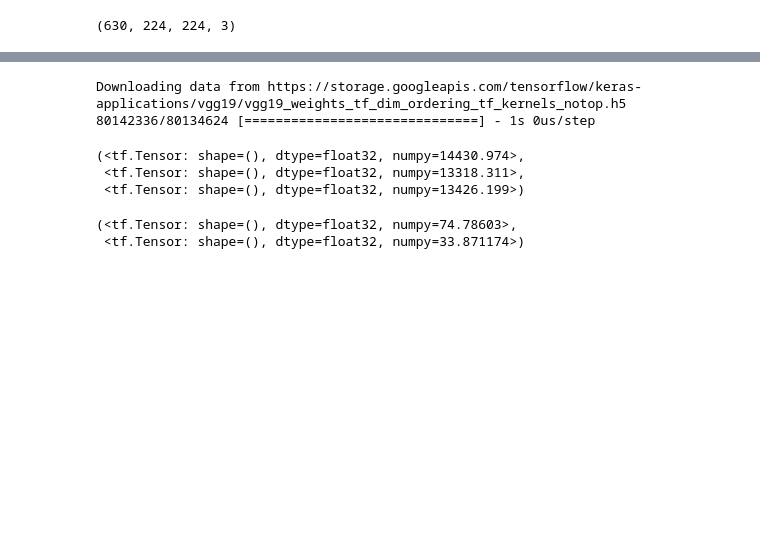
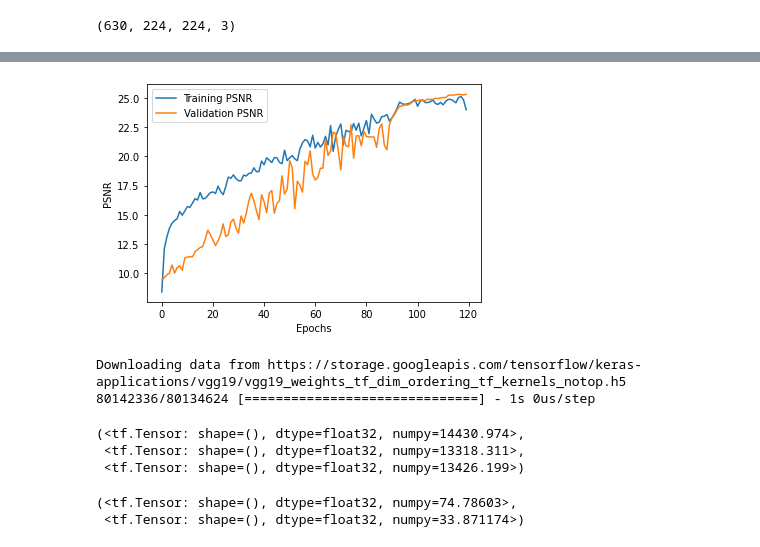
Before and after one commit to CoderSsVartak/Image-Reconstruction, a Jupyter notebook: image_denoising.ipynb, the cells around one changed output, grey strips where cells are left out. Cells and saved outputs as stored; diff of their text form; code cells hidden in the pictures; blank space fills up the shorter version.

```diff
--- a/image_denoising.ipynb
+++ b/image_denoising.ipynb
@@ -625,3 +650,7 @@ plt.show()
+# %%
+plot_curve(train_data = train_psnr, validation_data = test_psnr, name = 'PSNR', xlabel='Epochs', ylabel = 'PSNR')
+# %% [output]
+[figure, added]
 # %%
 sim_model = VGG19(include_top=False, weights='imagenet')
 # %% [output]
```
Also changed, not shown: parts of 23 cells of this notebook.
